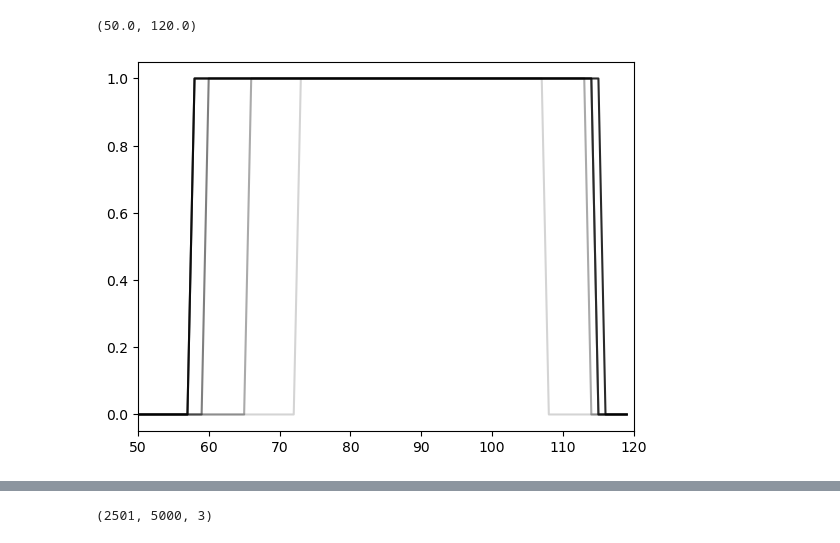
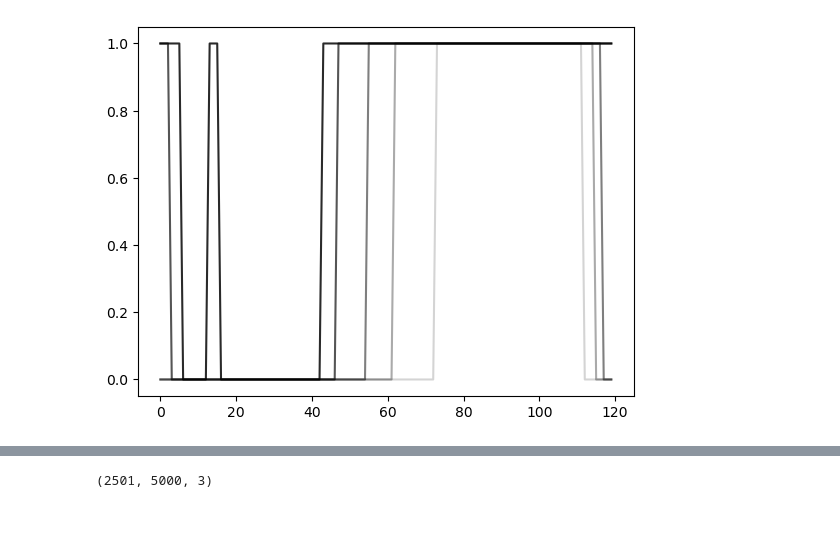
Before and after one commit to JakobSchauser/Thesis, a Jupyter notebook: CodePass2/statistics.ipynb, the cells around one changed output, grey strips where cells are left out. Cells and saved outputs as stored; diff of their text form; code cells hidden in the pictures.

```diff
--- a/CodePass2/statistics.ipynb
+++ b/CodePass2/statistics.ipynb
@@ -5,7 +5,7 @@ import matplotlib.pyplot as plt
 import h5py
 # %%
 from aggregate_statistics import make_rosette_images, germ_band_length
-with h5py.File("runs/pressure_run4.hdf5", "r") as f:
+with h5py.File("runs/finale.hdf5", "r") as f:
     attrs = dict(f.attrs)
     poss = np.array(f["x"])
     cell_properties = np.array(f["properties"][0])
@@ -34,11 +34,10 @@ ints = germ_band_length(poss, cell_properties, 2)
 # %%
 for i in range(ints.shape[0]):
     plt.plot(ints[i], color = "black", alpha = (i+1)/(ints.shape[0]+1), )
 
-plt.xlim(50, 120)
+# plt.xlim(30, 120)
 # %% [output]
-(50.0, 120.0)
-[figure, old version]
+[figure, new version]
 # %%
 from aggregate_statistics import make_rosette_images, germ_band_length
 import numpy as np
```
Also changed, not shown: parts of 2 cells of this notebook, 1 other file.
